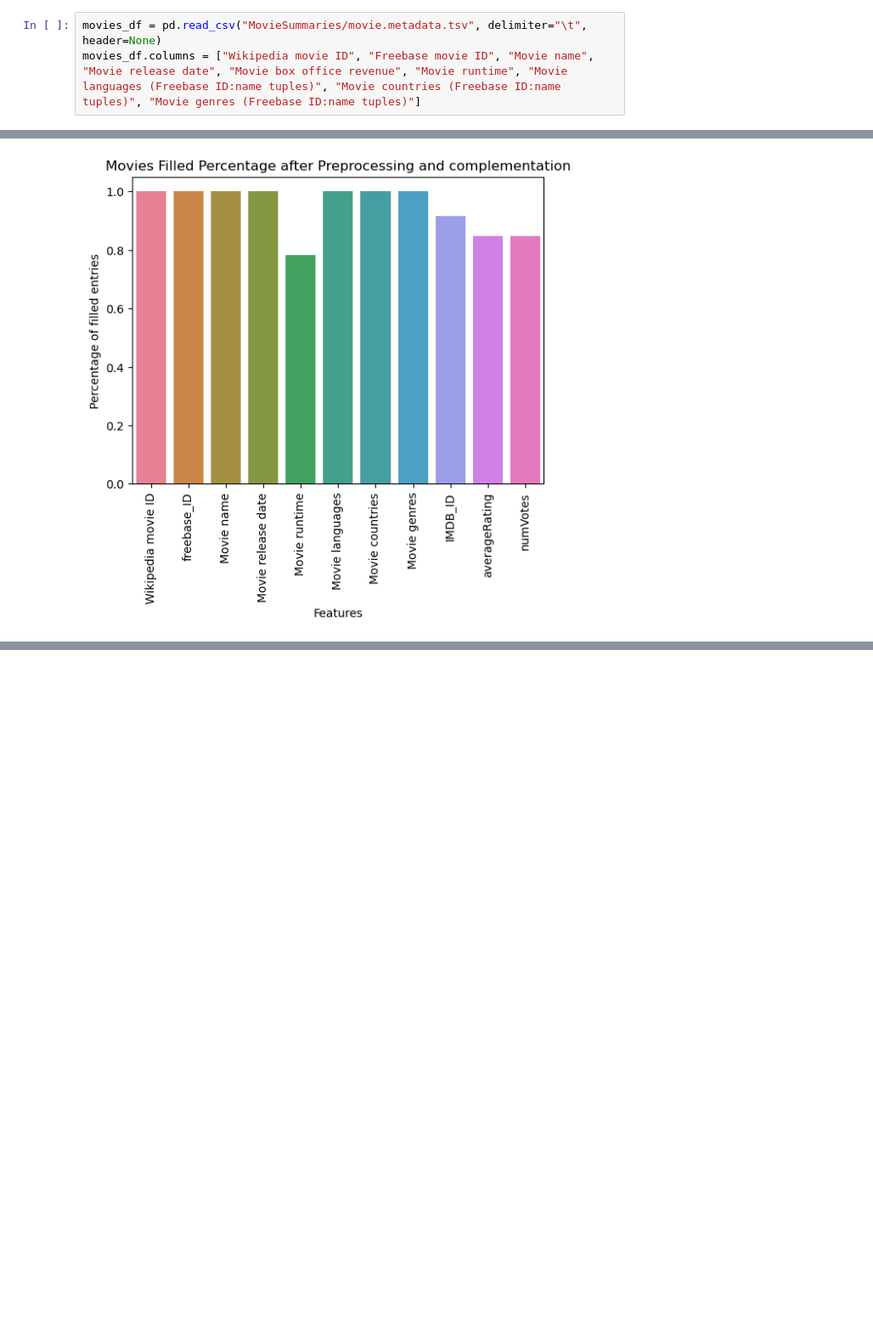
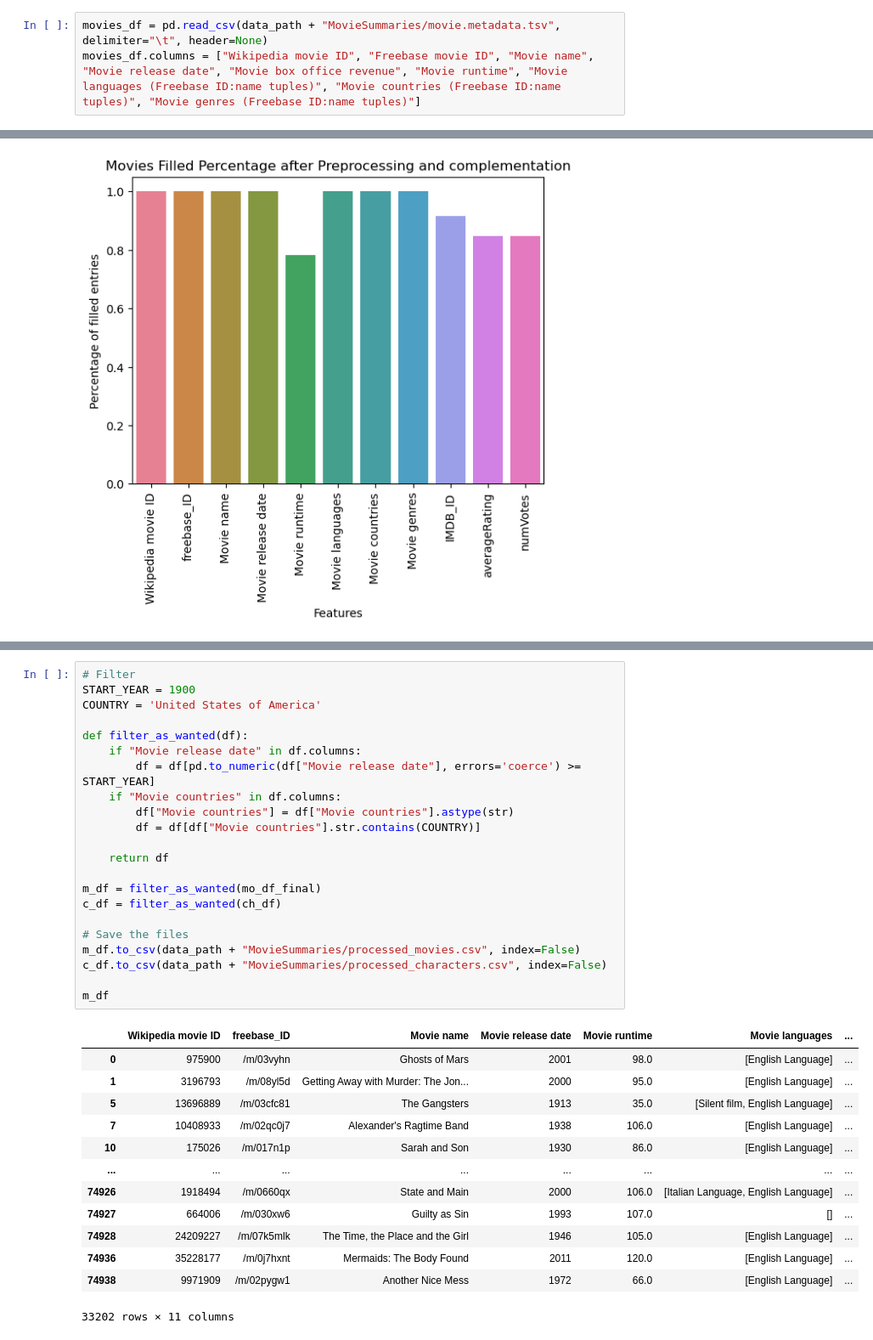
Before and after one commit to epfl-ada/ada-2024-project-metal2024, a Jupyter notebook: src/datapreprocessing.ipynb, the cells around one changed output, grey strips where cells are left out. Shown at 85% size. Drawn from its saved outputs; the diff is of its cells as text; blank space fills up the shorter version.

```diff
--- a/src/datapreprocessing.ipynb
+++ b/src/datapreprocessing.ipynb
@@ -346,7 +352,7 @@ plot_notNaPercentage(ch_df,"Characters dataset After preprocessing")
 # %% [markdown]
 ## Movies Preprocessing
 # %%
-movies_df = pd.read_csv("MovieSummaries/movie.metadata.tsv", delimiter="\t", header=None)
+movies_df = pd.read_csv(data_path + "MovieSummaries/movie.metadata.tsv", delimiter="\t", header=None)
 movies_df.columns = ["Wikipedia movie ID", "Freebase movie ID", "Movie name", "Movie release date", "Movie box office revenue", "Movie runtime", "Movie languages (Freebase ID:name tuples)", "Movie countries (Freebase ID:name tuples)", "Movie genres (Freebase ID:name tuples)"]
 # %%
 movies_df.info()
@@ -683,2 +690,38 @@ ch_df.to_csv("./MovieSummaries/processed_characters.csv", index=False)
+# %%
+# Filter
+START_YEAR = 1900
+COUNTRY = 'United States of America'
+
+def filter_as_wanted(df):
+    if "Movie release date" in df.columns:
+        df = df[pd.to_numeric(df["Movie release date"], errors='coerce') >= START_YEAR]
+    if "Movie countries" in df.columns:
+        df["Movie countries"] = df["Movie countries"].astype(str)
+        df = df[df["Movie countries"].str.contains(COUNTRY)]
+
+    return df
+
+m_df = filter_as_wanted(mo_df_final)
+c_df = filter_as_wanted(ch_df)
+
+# Save the files
+m_df.to_csv(data_path + "MovieSummaries/processed_movies.csv", index=False)
+c_df.to_csv(data_path + "MovieSummaries/processed_characters.csv", index=False)
+
+m_df
+# %% [output]
+|  | Wikipedia movie ID | freebase_ID | Movie name | Movie release date | Movie runtime | Movie languages | ... |
+| 0 | 975900 | /m/03vyhn | Ghosts of Mars | 2001 | 98.0 | [English Language] | ... |
+| 1 | 3196793 | /m/08yl5d | Getting Away with Murder: The Jon... | 2000 | 95.0 | [English Language] | ... |
+| 5 | 13696889 | /m/03cfc81 | The Gangsters | 1913 | 35.0 | [Silent film, English Language] | ... |
+| 7 | 10408933 | /m/02qc0j7 | Alexander's Ragtime Band | 1938 | 106.0 | [English Language] | ... |
+| 10 | 175026 | /m/017n1p | Sarah and Son | 1930 | 86.0 | [English Language] | ... |
+| ... | ... | ... | ... | ... | ... | ... | ... |
+| 74926 | 1918494 | /m/0660qx | State and Main | 2000 | 106.0 | [Italian Language, English Language] | ... |
+| 74927 | 664006 | /m/030xw6 | Guilty as Sin | 1993 | 107.0 | [] | ... |
+| 74928 | 24209227 | /m/07k5mlk | The Time, the Place and the Girl | 1946 | 105.0 | [English Language] | ... |
+| 74936 | 35228177 | /m/0j7hxnt | Mermaids: The Body Found | 2011 | 120.0 | [English Language] | ... |
+| 74938 | 9971909 | /m/02pygw1 | Another Nice Mess | 1972 | 66.0 | [English Language] | ... |
+33202 rows × 11 columns
 # %%
 # Extract IDs in the table
```
Also changed, not shown: parts of 5 cells of this notebook, 1 other file.
